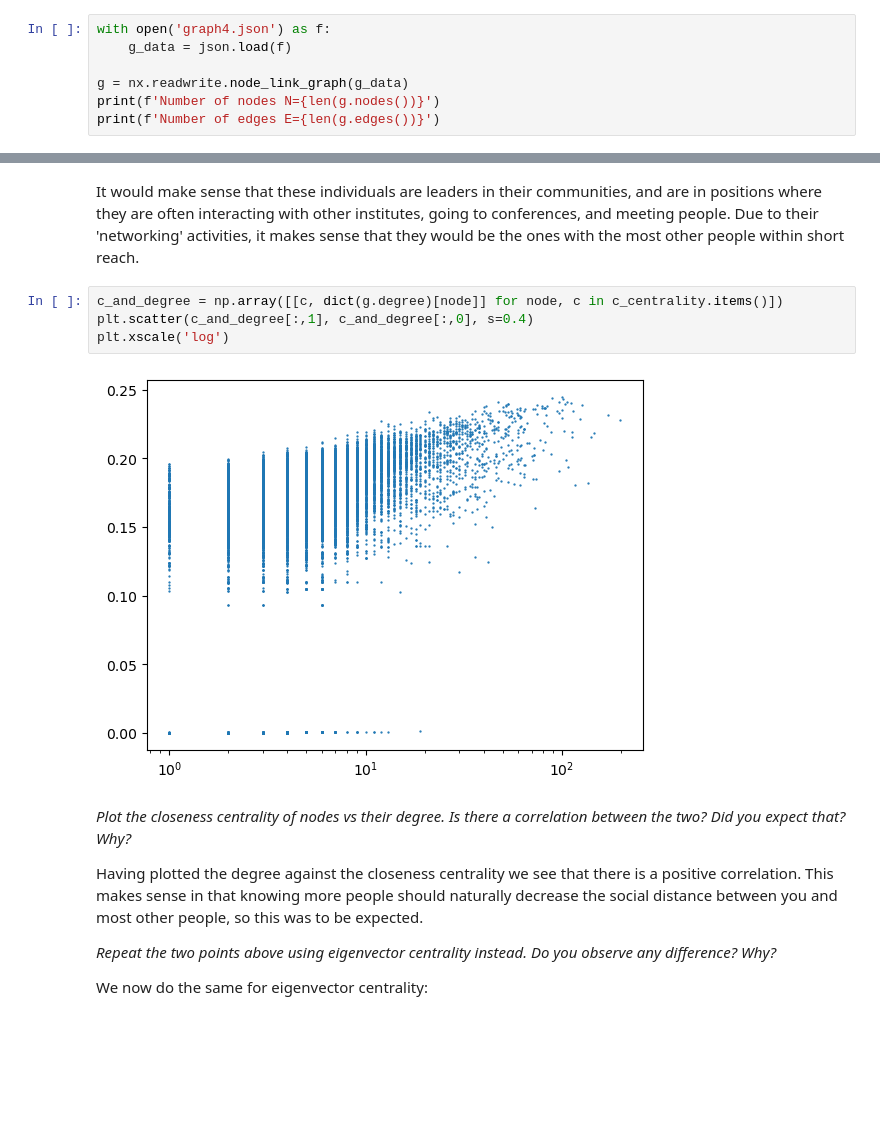
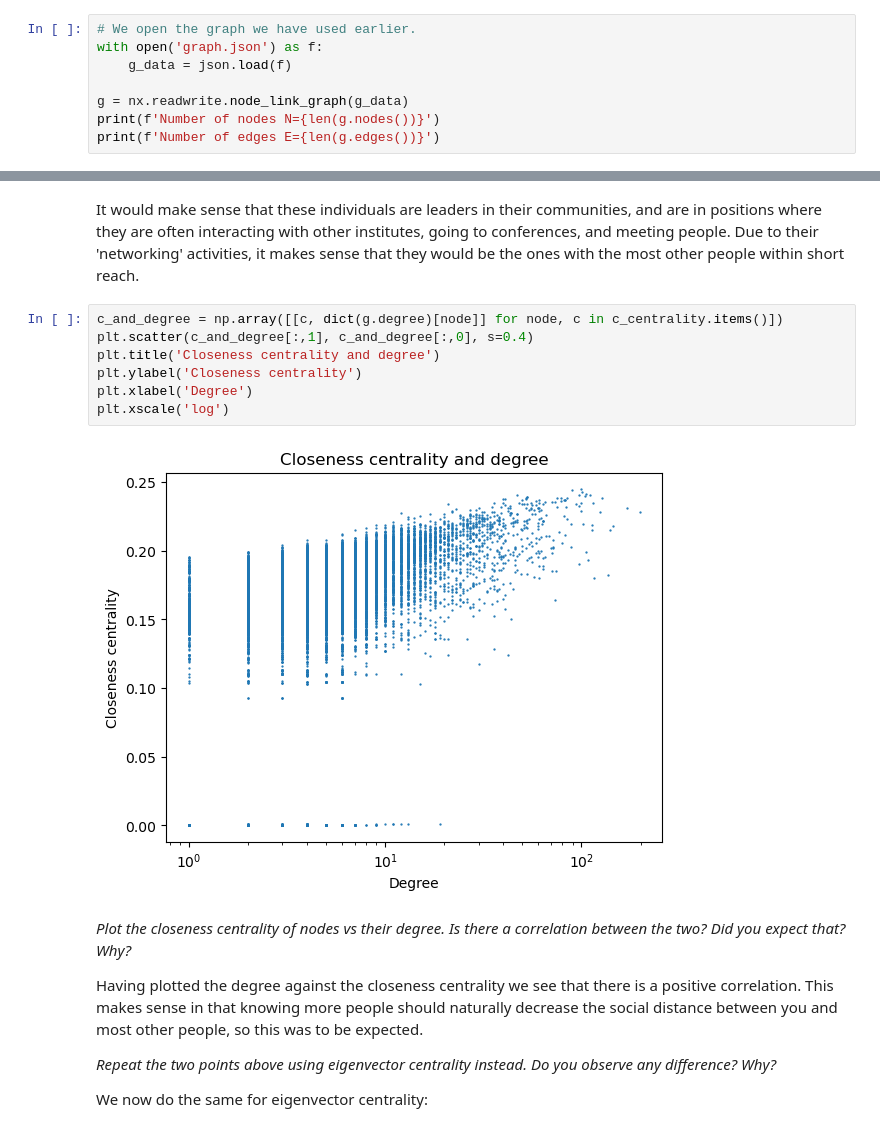
Before and after one commit to NikolajT84/CSS_assignment2, a Jupyter notebook: Assignment2.ipynb, the cells around one changed output, grey strips where cells are left out. Saved outputs shown, nothing was run; the diff lists cells and outputs as text; blank space fills up the shorter version.

```diff
--- a/Assignment2.ipynb
+++ b/Assignment2.ipynb
@@ -42,7 +31,8 @@ We have written the code and answers working together on Nikolaj's machine, whic
 
 We first load the network constructed using the provided data.
 # %%
-with open('graph4.json') as f:
+# We open the graph we have used earlier.
+with open('graph.json') as f:
     g_data = json.load(f)
 
 g = nx.readwrite.node_link_graph(g_data)
@@ -347,9 +353,12 @@ It would make sense that these individuals are leaders in their communities, and
 # %%
 c_and_degree = np.array([[c, dict(g.degree)[node]] for node, c in c_centrality.items()])
 plt.scatter(c_and_degree[:,1], c_and_degree[:,0], s=0.4)
+plt.title('Closeness centrality and degree')
+plt.ylabel('Closeness centrality')
+plt.xlabel('Degree')
 plt.xscale('log')
 # %% [output]
-[figure, old version]
+[figure, new version]
 # %% [markdown]
 _Plot the closeness centrality of nodes vs their degree. Is there a correlation between the two? Did you expect that? Why?_
 
```
Also changed, not shown: parts of 30 cells of this notebook, 4 other files.
